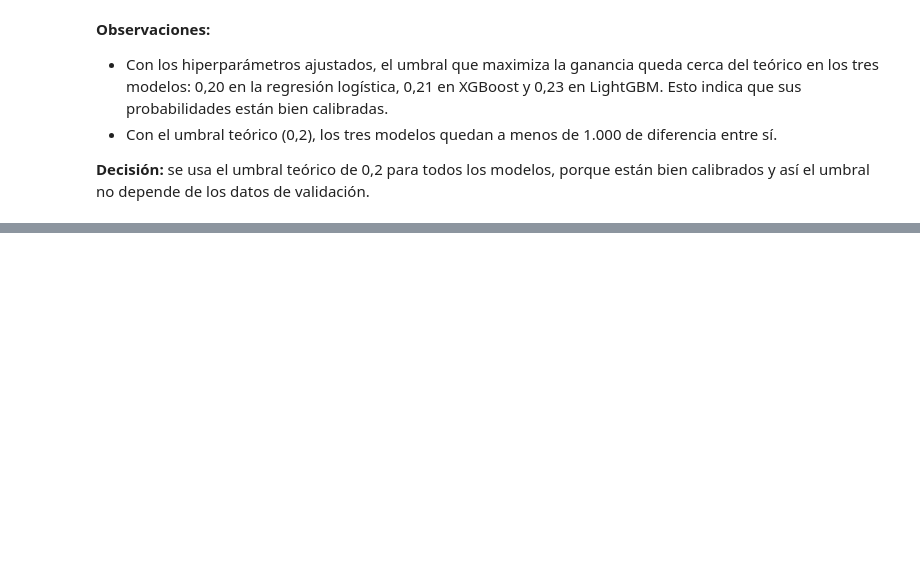
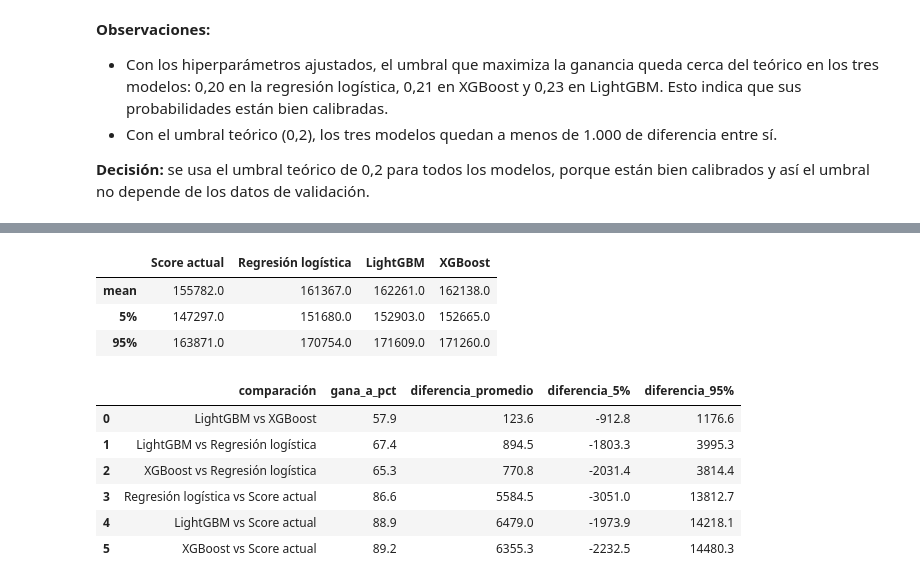
Before and after one commit to joavillalobosca25/meli-fraud-challenge, a Jupyter notebook: notebooks/03_modelado.ipynb, the cells around one changed output, grey strips where cells are left out. Cells and saved outputs as stored; diff of their text form; code cells hidden in the pictures; blank space fills up the shorter version.

```diff
--- a/notebooks/03_modelado.ipynb
+++ b/notebooks/03_modelado.ipynb
@@ -46,9 +44,10 @@ Entrenamiento: 90,063 | Validación: 24,443
 # %% [markdown]
 ## 2. Construcción de variables
 # %%
-preparador = PreparadorVariables(usar_score=False).fit(entrenamiento)
+# El preparador (src/features.py) aplica las decisiones del EDA. Aprende solo de entrenamiento y aplica lo aprendido a validación, para que validación no influya en las transformaciones.
+preparador = PreparadorVariables(usar_score=False, semilla=config["seed"])
 
-X_entrenamiento = preparador.transform(entrenamiento)
+X_entrenamiento = preparador.fit_transform(entrenamiento)
 X_validacion = preparador.transform(validacion)
 y_entrenamiento = entrenamiento["fraude"]
 y_validacion = validacion["fraude"]
@@ -476,0 +501,59 @@ y así el umbral no depende de los datos de validación.
+# %%
+def contribucion(rechazar):
+    """Ganancia de cada transacción según la política: 0 si se rechaza."""
+    return np.where(rechazar, 0, np.where(y_validacion == 1, -monto_validacion, margen * monto_validacion))
+
+politicas = {
+    "Score actual": validacion["score"] >= mejor_corte_score,
+    "Regresión logística": proba_logistica >= umbral_teorico(margen),
+    "LightGBM": proba_lgbm >= umbral_teorico(margen),
+    "XGBoost": proba_xgb >= umbral_teorico(margen),
+}
+contribuciones = pd.DataFrame({nombre: contribucion(rechazar) for nombre, rechazar in politicas.items()})
+
+generador = np.random.default_rng(config["seed"])
+n = len(contribuciones)
+simulaciones = []
+for _ in range(1000):
+    # Las mismas transacciones remuestreadas se usan para todas las políticas (bootstrap pareado):
+    # así cada simulación compara a todas en igualdad de condiciones
+    indices = generador.integers(0, n, n)
+    simulaciones.append(contribuciones.values[indices].sum(axis=0))
+
+bootstrap = pd.DataFrame(simulaciones, columns=contribuciones.columns)
+bootstrap.describe(percentiles=[0.05, 0.95]).loc[["mean", "5%", "95%"]].round(0)
+# %% [output]
+|  | Score actual | Regresión logística | LightGBM | XGBoost |
+| mean | 155782.0 | 161367.0 | 162261.0 | 162138.0 |
+| 5% | 147297.0 | 151680.0 | 152903.0 | 152665.0 |
+| 95% | 163871.0 | 170754.0 | 171609.0 | 171260.0 |
+# %%
+pares = [
+    ("LightGBM", "XGBoost"),
+    ("LightGBM", "Regresión logística"),
+    ("XGBoost", "Regresión logística"),
+    ("Regresión logística", "Score actual"),
+    ("LightGBM", "Score actual"),
+    ("XGBoost", "Score actual"),
+]
+
+filas = []
+for modelo_a, modelo_b in pares:
+    diferencia = bootstrap[modelo_a] - bootstrap[modelo_b]
+    filas.append({
+        "comparación": f"{modelo_a} vs {modelo_b}",
+        "gana_a_pct": (diferencia > 0).mean() * 100,
+        "diferencia_promedio": diferencia.mean(),
+        "diferencia_5%": diferencia.quantile(0.05),
+        "diferencia_95%": diferencia.quantile(0.95),
+    })
+
+pd.DataFrame(filas).round(1)
+# %% [output]
+|  | comparación | gana_a_pct | diferencia_promedio | diferencia_5% | diferencia_95% |
+| 0 | LightGBM vs XGBoost | 57.9 | 123.6 | -912.8 | 1176.6 |
+| 1 | LightGBM vs Regresión logística | 67.4 | 894.5 | -1803.3 | 3995.3 |
+| 2 | XGBoost vs Regresión logística | 65.3 | 770.8 | -2031.4 | 3814.4 |
+| 3 | Regresión logística vs Score actual | 86.6 | 5584.5 | -3051.0 | 13812.7 |
+| 4 | LightGBM vs Score actual | 88.9 | 6479.0 | -1973.9 | 14218.1 |
+| 5 | XGBoost vs Score actual | 89.2 | 6355.3 | -2232.5 | 14480.3 |
```
Also changed, not shown: parts of 25 cells of this notebook, 2 other files.
